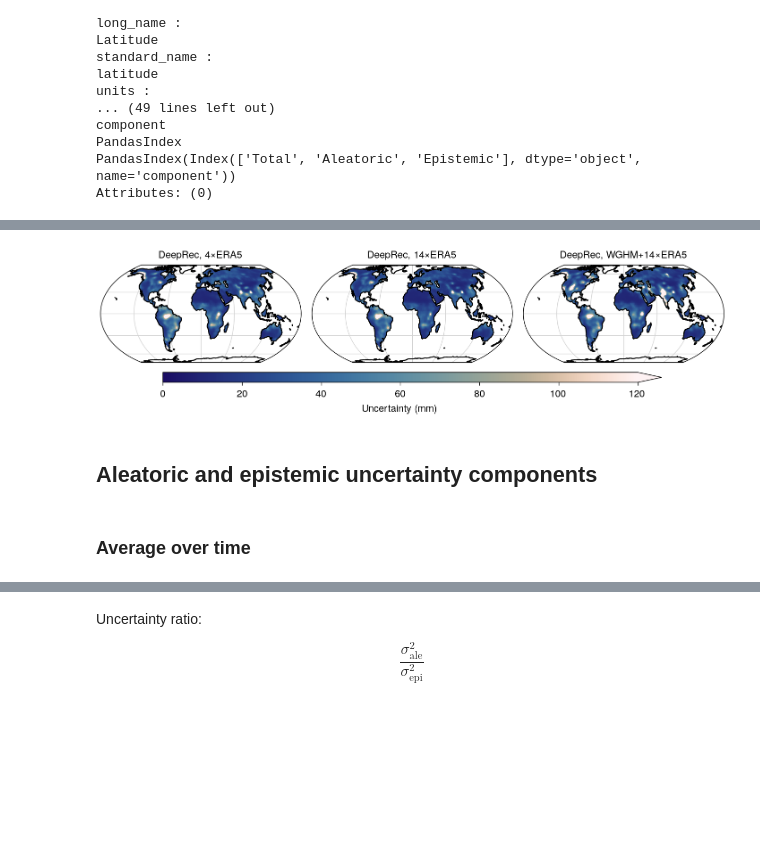
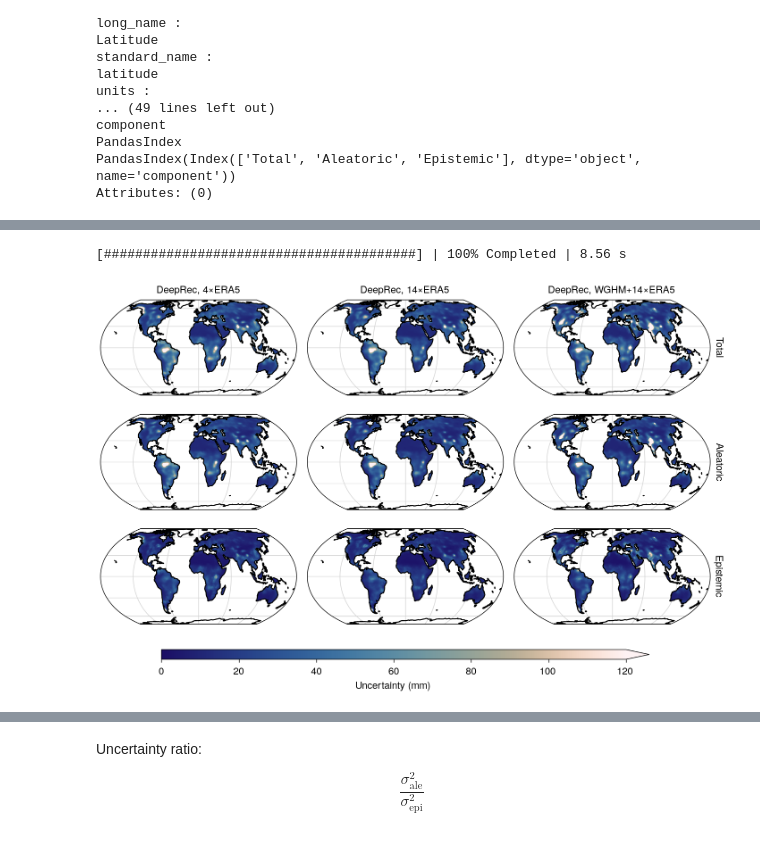
Before and after one commit to lqgentner/deeprec, a Jupyter notebook: notebooks/20-si-plots/uncertainty-evaluation.ipynb, the cells around one changed output, grey strips where cells are left out. Cells and saved outputs as stored; diff of their text form; code cells hidden in the pictures; blank space fills up the shorter version.

```diff
--- a/notebooks/20-si-plots/uncertainty-evaluation.ipynb
+++ b/notebooks/20-si-plots/uncertainty-evaluation.ipynb
@@ -84,0 +83,7 @@ Attributes: (0)
+# %%
+# Drop time steps where one model is not available (WGHM-model ends in 2022)
+da_isna = da_sigma.isnull().all(dim=["lat", "lon"]).any(dim="model").compute()
+da_sigma_notna = da_sigma.where(~da_isna, drop=True)
+
+times = da_sigma_notna.get_index("time")
+print(f"Period: {times[0]} to {times[-1]}")
@@ -85,5 +92,5 @@ Attributes: (0)
 # %%
-da_sigma_timemean = da_sigma.mean("time")
+da_sigma_timemean = da_sigma_notna.mean("time")
 # %%
 plot_kwargs = dict(
     coastlines=True,
@@ -95,16 +102,18 @@ plot_kwargs = dict(
 # %%
 plot_kwargs["cbar_kwargs"]["label"] = "Uncertainty (mm)"
 
-p = da_sigma_timemean.sel(component="Total").dr.projplot(
-    col="model", vmin=0, vmax=120, cmap=cmc.lapaz, figsize=(7.2, 2.1), **plot_kwargs
+p = da_sigma_timemean.dr.projplot(
+    col="model",
+    row="component",
+    vmin=0,
+    vmax=120,
+    cmap=cmc.lapaz,
+    figsize=(7.2, 5),
+    **plot_kwargs,
 )
-
 p.set_titles("{value}")
 
-p.fig.savefig(FIGURE_DIR / "uncertainty_map_gridwise.pdf", backend="pgf")
+p.fig.savefig(FIGURE_DIR / "uncertainty_timeavg.pdf", backend="pgf")
 # %% [output]
+[########################################] | 100% Completed | 8.56 s
-[figure, old version]
+[figure, new version]
-# %% [markdown]
-## Aleatoric and epistemic uncertainty components
-# %% [markdown]
-### Average over time
```
Also changed, not shown: parts of 10 cells of this notebook, 9 other files.
